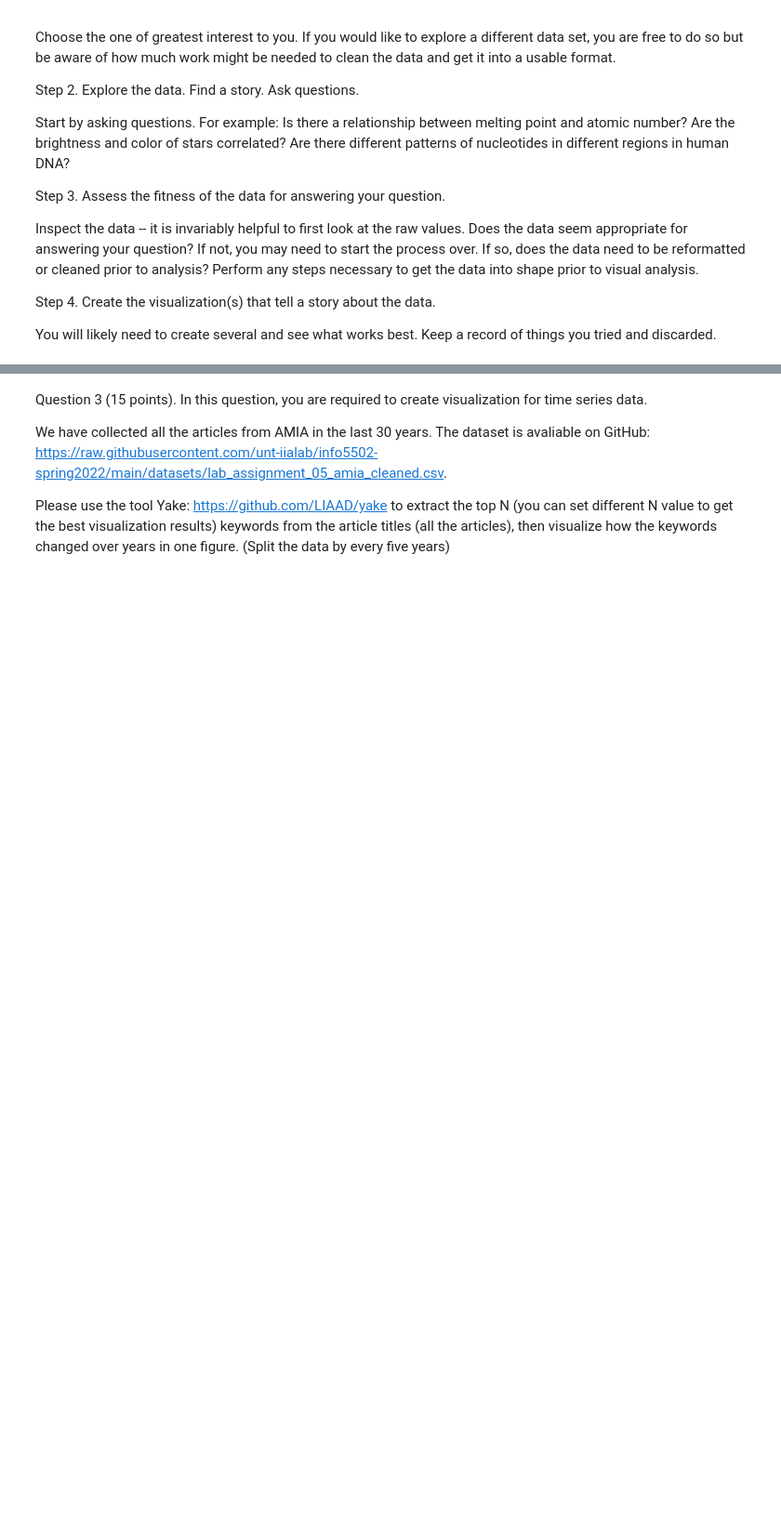
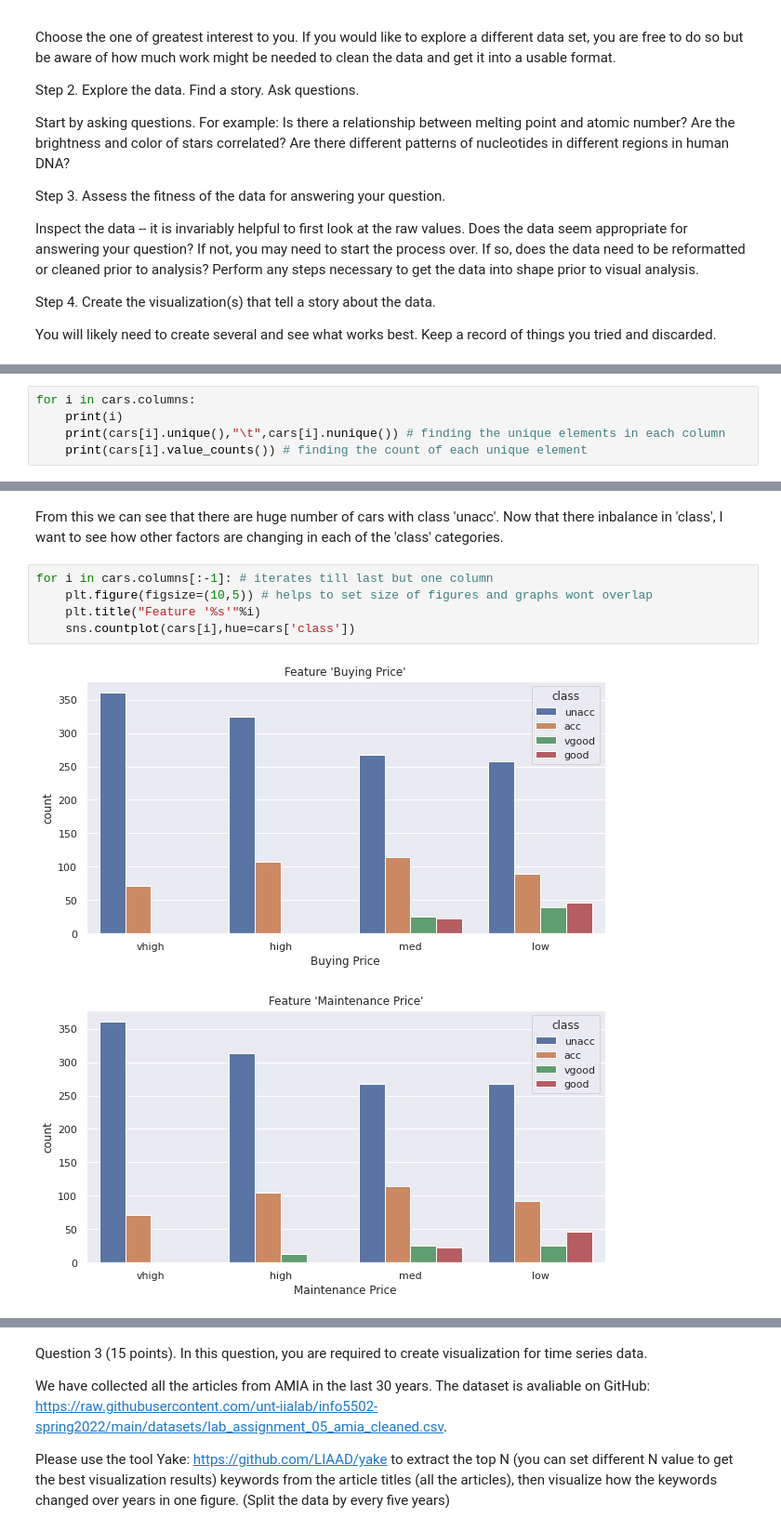
Before and after one commit to NMKUNT/MohanKrishna_INFO5502_Spring2022, a Jupyter notebook: lab_assignment_05_with_solutions.ipynb, the cells around one changed output, grey strips where cells are left out. Shown at 93% size. Drawn from its saved outputs; the diff is of its cells as text; blank space fills up the shorter version.

```diff
--- a/lab_assignment_05_with_solutions.ipynb
+++ b/lab_assignment_05_with_solutions.ipynb
@@ -85,0 +119,5 @@ You will likely need to create several and see what works best. Keep a record of
+# %%
+for i in cars.columns:
+    print(i)
+    print(cars[i].unique(),"\t",cars[i].nunique()) # finding the unique elements in each column
+    print(cars[i].value_counts()) # finding the count of each unique element
@@ -85,0 +151,11 @@ You will likely need to create several and see what works best. Keep a record of
+# %% [markdown]
+From this we can see that there are huge number of cars with class 'unacc'.
+Now that there inbalance in 'class', I want to see how other factors are changing in each of the 'class' categories.
+# %%
+for i in cars.columns[:-1]: # iterates till last but one column
+    plt.figure(figsize=(10,5)) # helps to set size of figures and graphs wont overlap
+    plt.title("Feature '%s'"%i)
+    sns.countplot(cars[i],hue=cars['class'])
+# %% [output]
+[figure, added]
+[figure, added]
```
Also changed, not shown: parts of 25 cells of this notebook.
